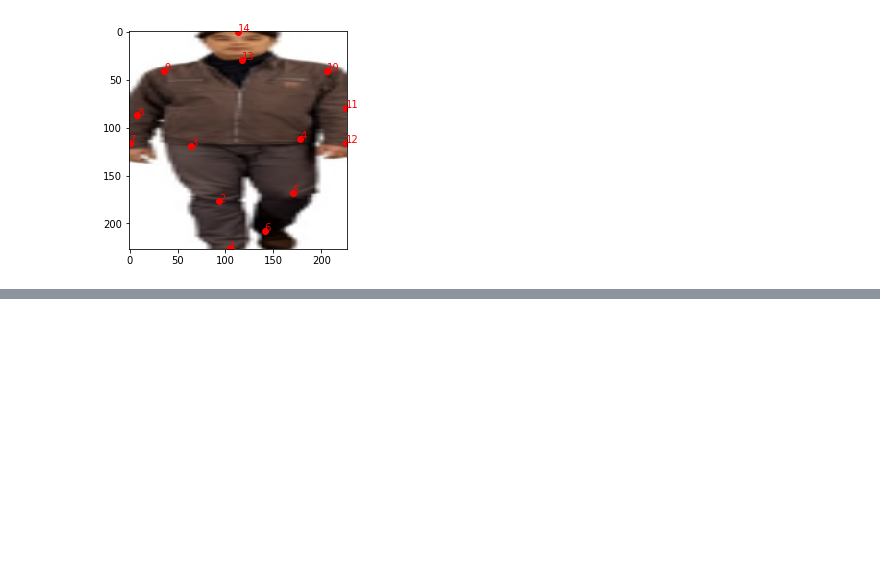
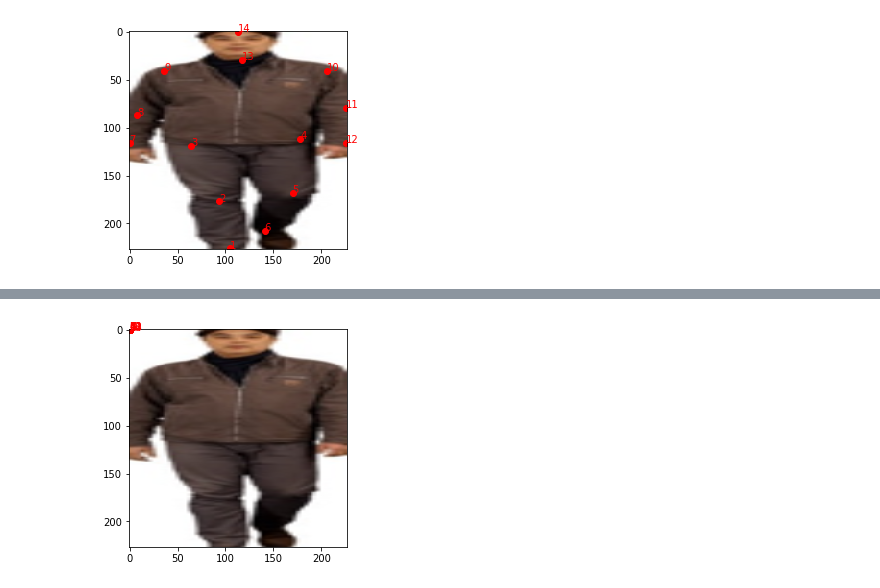
Before and after one commit to ys7yoo/deeppose_tf, a Jupyter notebook: demo.ipynb, the cells around one changed output, grey strips where cells are left out. Saved outputs shown, nothing was run; the diff lists cells and outputs as text; code cells hidden in the pictures; blank space fills up the shorter version.

Commit message:
fit for one image (it remains to scale back)

```diff
--- a/demo.ipynb
+++ b/demo.ipynb
@@ -282,0 +286,28 @@ Caused by op 'fc7/bias/Assign', defined at:
+# %%
+## estimate pose using the trained model
+#avg_loss, global_step, gt_joints, gt_joints_is_valid, predicted_joints, orig_bboxes = scripts.regressionnet.predict(net, pose_loss_op, test_dataset, batch_size, summary_writer=None, dataset_name=dataset_name, tag_prefix='test')
+
+
+conv_lr=0.0
+fc_lr=0.0
+#phase='test'
+is_phase_train=False
+keep_prob=1.0
+
+feed_dict = {
+        net.x: image_reshape.reshape(1,227,227,3),
+        'pose_input/joints_gt:0': joints_reshape.reshape(1,14,2),
+        'pose_input/joints_is_valid:0': joints_valid.reshape(1,14,2),
+        'input/is_phase_train:0': is_phase_train,
+        'lr/conv_lr:0': conv_lr,
+        'lr/fc_lr:0': fc_lr,
+        'fc6/keep_prob_pl:0': keep_prob,
+        'fc7/keep_prob_pl:0': keep_prob
+}
+
+
+joints_pred, batch_loss_value = net.sess.run([net.fc_regression, pose_loss_op], feed_dict=feed_dict)
+# %%
+#joints_pred.shape
+joints_pred=joints_pred.reshape(14,2)
+print(joints_pred)
@@ -282,0 +329,6 @@ Caused by op 'fc7/bias/Assign', defined at:
+# %%
+plt.imshow(image_reshape[:,:,::-1])
+plotJoint(joints_pred)
+plt.show()
+# %% [output]
+[figure, added]
```
Also changed, not shown: parts of 4 cells of this notebook.
